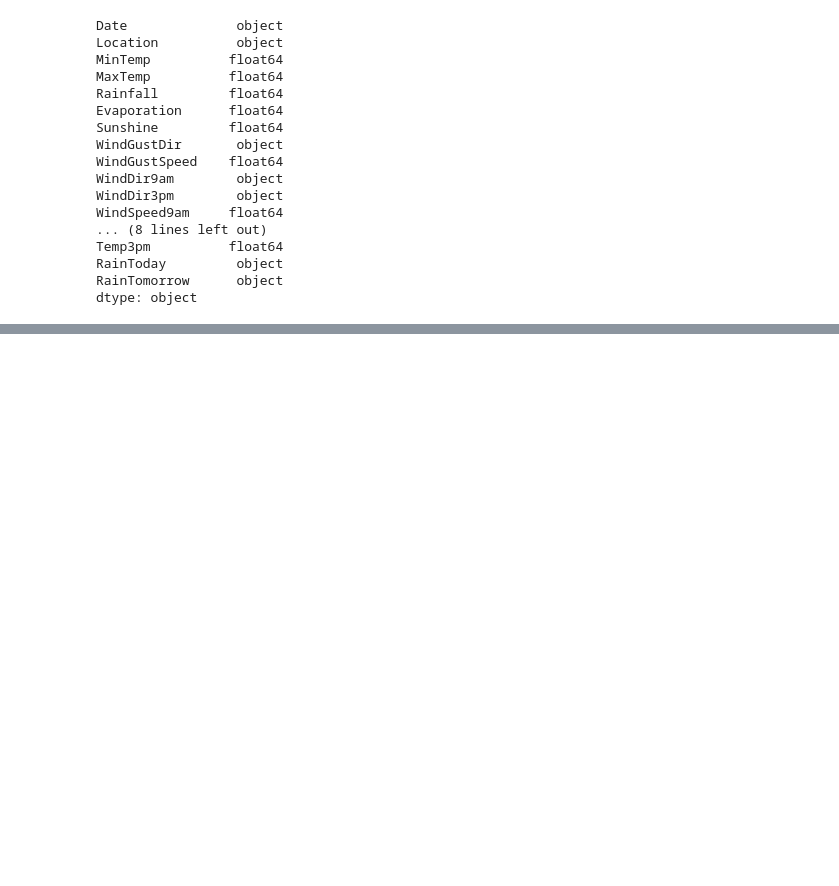
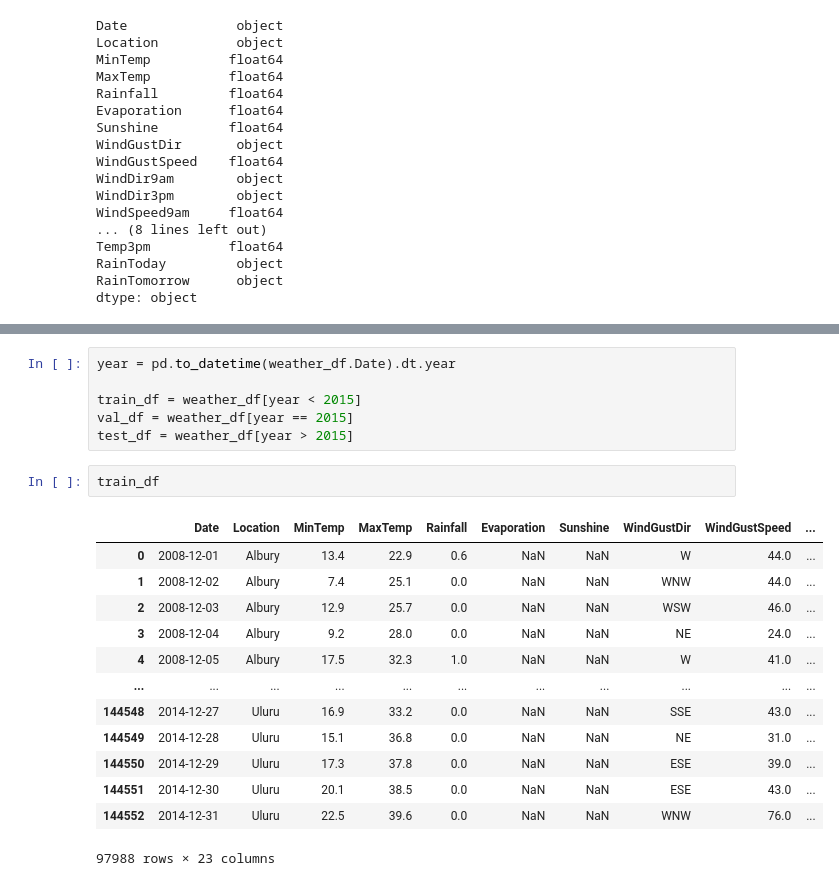
Before and after one commit to Bharat2310/ML_practice-, a Jupyter notebook: project_02/weatherInfo.ipynb, the cells around one changed output, grey strips where cells are left out. Cells and saved outputs as stored; diff of their text form; blank space fills up the shorter version.

```diff
--- a/project_02/weatherInfo.ipynb
+++ b/project_02/weatherInfo.ipynb
@@ -94,0 +113,22 @@ dtype: object
+# %%
+year = pd.to_datetime(weather_df.Date).dt.year
+
+train_df = weather_df[year < 2015]
+val_df = weather_df[year == 2015]
+test_df = weather_df[year > 2015]
+# %%
+train_df
+# %% [output]
+|  | Date | Location | MinTemp | MaxTemp | Rainfall | Evaporation | Sunshine | WindGustDir | WindGustSpeed | ... |
+| 0 | 2008-12-01 | Albury | 13.4 | 22.9 | 0.6 | NaN | NaN | W | 44.0 | ... |
+| 1 | 2008-12-02 | Albury | 7.4 | 25.1 | 0.0 | NaN | NaN | WNW | 44.0 | ... |
+| 2 | 2008-12-03 | Albury | 12.9 | 25.7 | 0.0 | NaN | NaN | WSW | 46.0 | ... |
+| 3 | 2008-12-04 | Albury | 9.2 | 28.0 | 0.0 | NaN | NaN | NE | 24.0 | ... |
+| 4 | 2008-12-05 | Albury | 17.5 | 32.3 | 1.0 | NaN | NaN | W | 41.0 | ... |
+| ... | ... | ... | ... | ... | ... | ... | ... | ... | ... | ... |
+| 144548 | 2014-12-27 | Uluru | 16.9 | 33.2 | 0.0 | NaN | NaN | SSE | 43.0 | ... |
+| 144549 | 2014-12-28 | Uluru | 15.1 | 36.8 | 0.0 | NaN | NaN | NE | 31.0 | ... |
+| 144550 | 2014-12-29 | Uluru | 17.3 | 37.8 | 0.0 | NaN | NaN | ESE | 39.0 | ... |
+| 144551 | 2014-12-30 | Uluru | 20.1 | 38.5 | 0.0 | NaN | NaN | ESE | 43.0 | ... |
+| 144552 | 2014-12-31 | Uluru | 22.5 | 39.6 | 0.0 | NaN | NaN | WNW | 76.0 | ... |
+97988 rows × 23 columns
```
Also changed, not shown: parts of 9 cells of this notebook.
